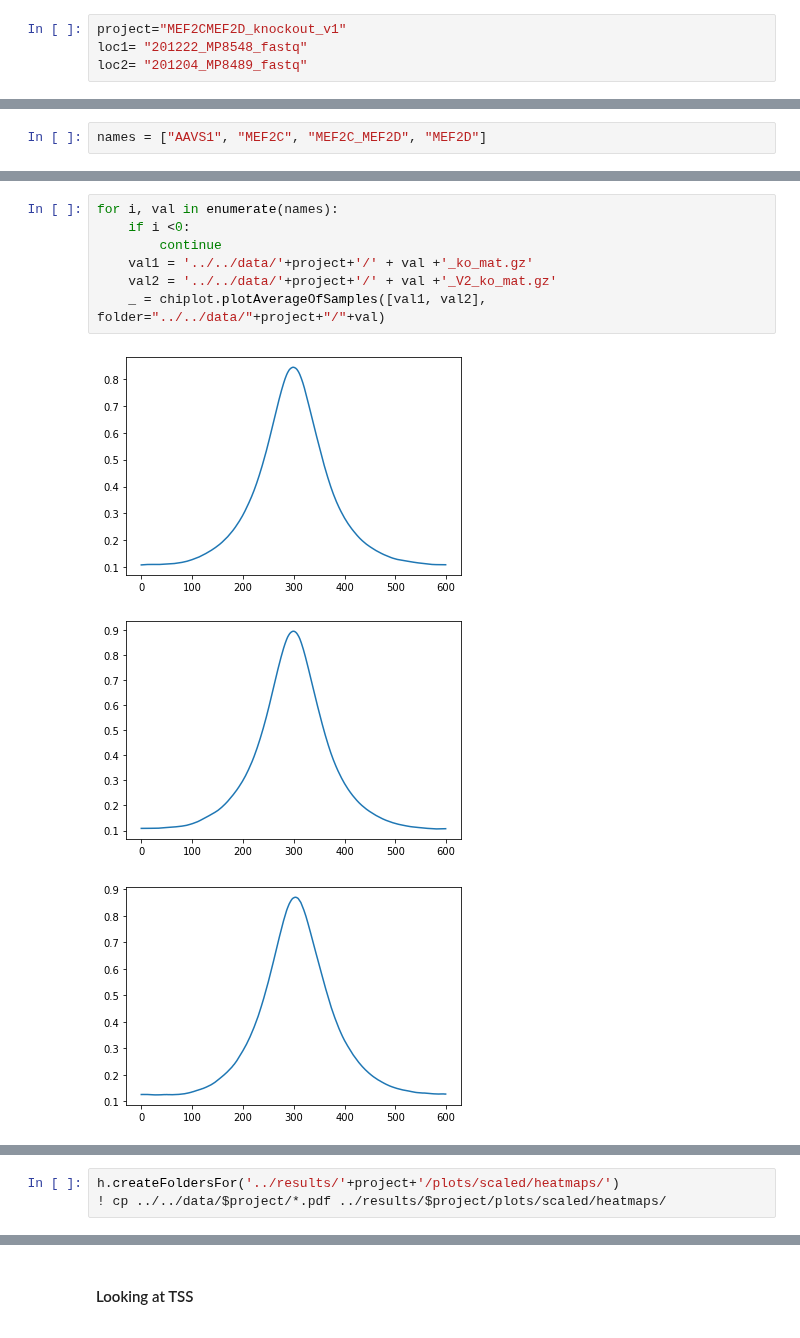
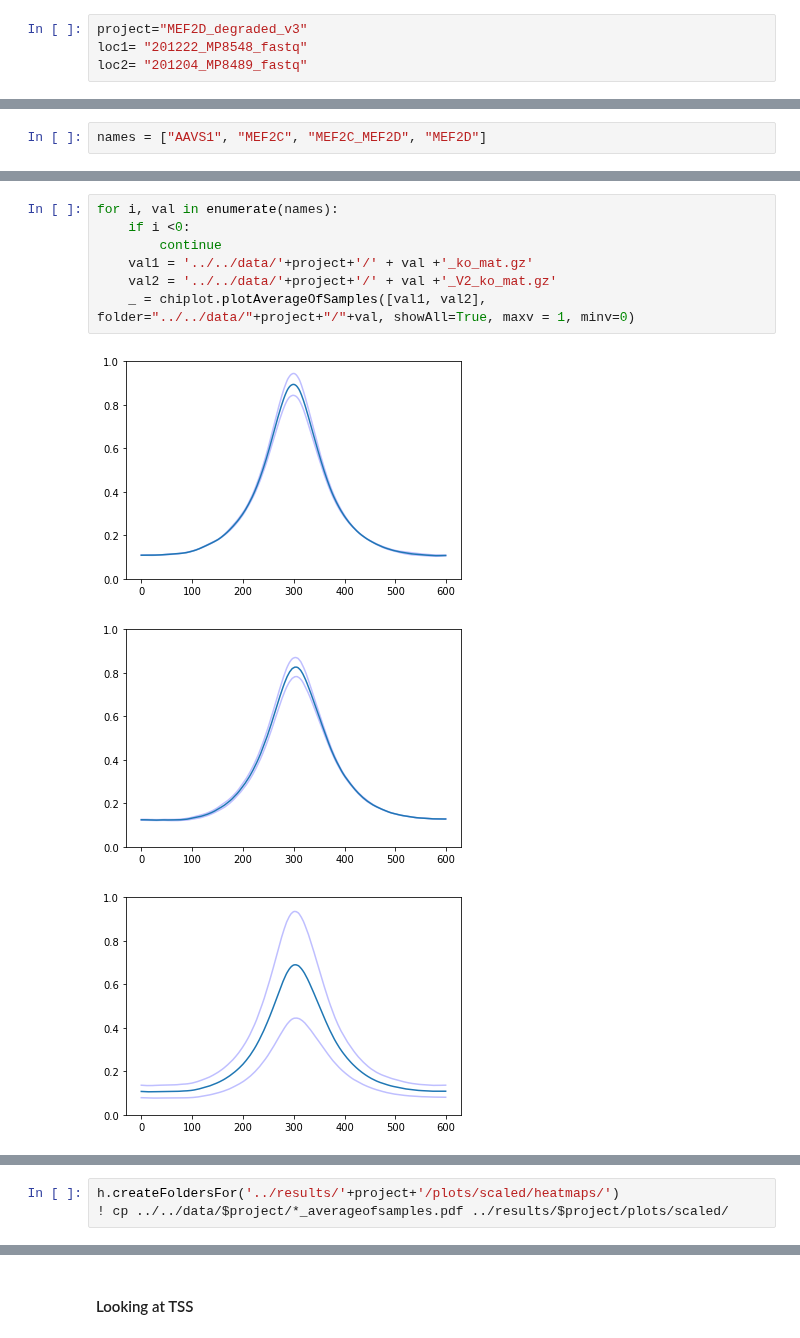
Before and after one commit to monikaperez/AMLproject, a Jupyter notebook: notebooks/Processing_differential_binding part3.ipynb, the cells around one changed output, grey strips where cells are left out. Saved outputs shown, nothing was run; the diff lists cells and outputs as text.

```diff
--- a/notebooks/Processing_differential_binding part3.ipynb
+++ b/notebooks/Processing_differential_binding part3.ipynb
@@ -43,7 +41,7 @@ gsheet
 # %% [markdown]
 ## v10
 # %%
-project="MEF2CMEF2D_knockout_v1"
+project="MEF2D_degraded_v3"
 loc1= "201222_MP8548_fastq"
 loc2= "201204_MP8489_fastq"
 # %%
@@ -371,11 +394,11 @@ names = ["AAVS1", "MEF2C", "MEF2C_MEF2D", "MEF2D"]
 # %%
 for i, val in enumerate(names):
     if i <0:
         continue
     val1 = '../../data/'+project+'/' + val +'_ko_mat.gz'
     val2 = '../../data/'+project+'/' + val +'_V2_ko_mat.gz'
-    _ = chiplot.plotAverageOfSamples([val1, val2], folder="../../data/"+project+"/"+val)
+    _ = chiplot.plotAverageOfSamples([val1, val2], folder="../../data/"+project+"/"+val, showAll=True, maxv = 1, minv=0)
 # %% [output]
-[figure, old version]
+[figure, new version]
-[figure, old version]
+[figure, new version]
-[figure, old version]
+[figure, new version]
@@ -387,3 +406,3 @@ for i, val in enumerate(names):
 # %%
 h.createFoldersFor('../results/'+project+'/plots/scaled/heatmaps/')
-! cp ../../data/$project/*.pdf ../results/$project/plots/scaled/heatmaps/
+! cp ../../data/$project/*_averageofsamples.pdf ../results/$project/plots/scaled/
```
Also changed, not shown: parts of 31 cells of this notebook, 21 other files.
